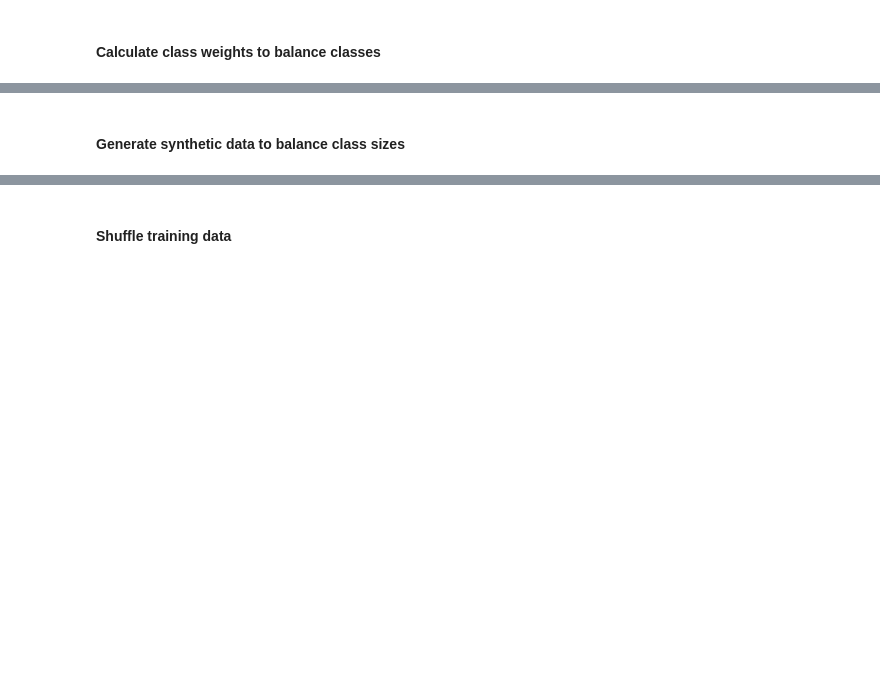
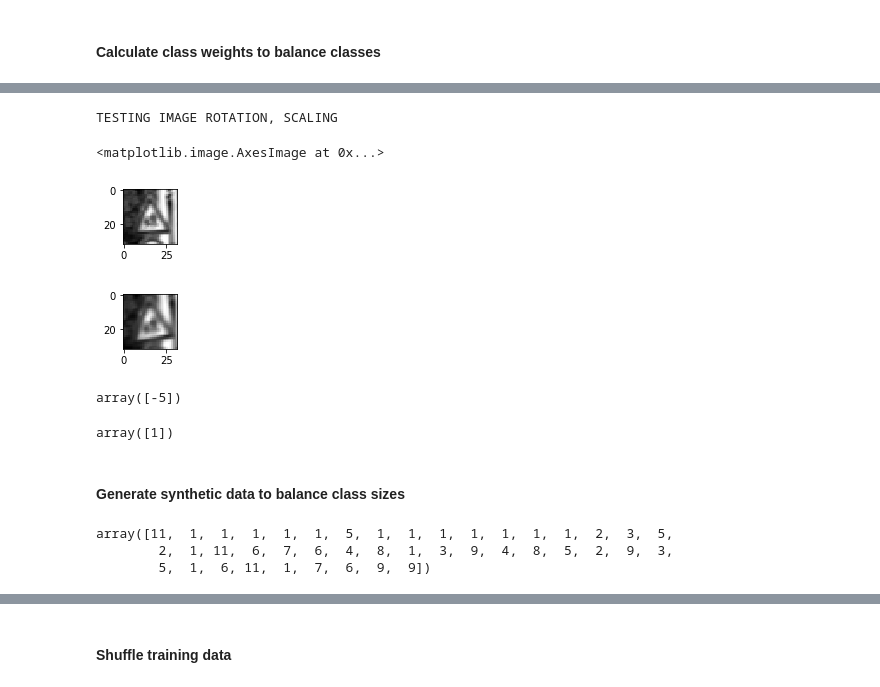
Before and after one commit to vijaykrishnay/Udacity_TrafficSignClassifier, a Jupyter notebook: Traffic_Sign_Classifier.ipynb, the cells around one changed output, grey strips where cells are left out. Drawn from its saved outputs; the diff is of its cells as text; code cells hidden in the pictures; blank space fills up the shorter version.

```diff
--- a/Traffic_Sign_Classifier.ipynb
+++ b/Traffic_Sign_Classifier.ipynb
@@ -190,41 +296,67 @@ import cv2
 # %%
-angle_list = [-10, 0, 10]
-scale_list = [0.95, 1.05, 1.15]
-invert_list = [0, 1]
-
+angle_list = [-5, 0, 5]
+scale_list = [0.85, 1.1, 1.25]
+invert_list = [0, 0]
+warp_list = range(len(M_list)+1)
 def rotate_image(image, angle, scale=1.0):
     (h, w) = image.shape[:2]
     center = (w/2, h/2)
 
     # Perform the rotation
     M = cv2.getRotationMatrix2D(center, angle, scale)
-    rotated = cv2.warpAffine(image, M, (w, h), flags=cv2.INTER_LINEAR)
+    rotated = cv2.warpAffine(image, M, (w, h), flags=cv2.INTER_LINEAR,
+                             borderMode=cv2.BORDER_REPLICATE)
     rotated = rotated.reshape(image.shape)
     return rotated
 
 def invert_gray_image(image):
     return (1. - image)
 
 def random_rotate_scale_image(image):
-    angle = np.random.choice(angle_list, 1)
-    scale = np.random.choice(scale_list, 1)
+    angle = np.random.choice(angle_list, 1)[0]
+    scale = np.random.choice(scale_list, 1)[0]
 
     rot_img = rotate_image(image=image, angle=angle, scale=scale)
-    if np.random.choice(invert_list, 1):
-        rot_img = invert_gray_image(rot_img)
+#     if np.random.choice(invert_list, 1):
+#         rot_img = invert_gray_image(rot_img)
+    warp_sel = np.random.choice(warp_list, 1)[0]
+    if warp_sel > 0:
+        rot_img = warp_perspective(rot_img, M_list[warp_sel-1])
+        rot_img = rot_img.reshape([rot_img.shape[0], rot_img.shape[1], 1])
+
     return rot_img
 
 ###### Test rotate scale image
 # # img_rotate = rotate_image(X_train[index], angle=0, scale=1.1)
-# img_rotate = random_rotate_scale_image(X_train[index])
+print("TESTING IMAGE ROTATION, SCALING")
+img_rotate = random_rotate_scale_image(X_train[index])
 
-# plt.figure(figsize=(1,1))
-# plt.imshow(X_train[index].squeeze())
+plt.figure(figsize=(1,1))
+plt.imshow(X_train[index].squeeze(), cmap='gray')
 
-# plt.figure(figsize=(1,1))
-# plt.imshow(img_rotate)
+plt.figure(figsize=(1,1))
+plt.imshow(img_rotate.squeeze(), cmap='gray')
+# %% [output]
+TESTING IMAGE ROTATION, SCALING
+<matplotlib.image.AxesImage at 0x...>
+[figure, added]
+[figure, added]
+# %%
+np.random.choice(angle_list, 1)
+# %% [output]
+array([-5])
+# %%
+np.random.choice(warp_list, 1)
+# %% [output]
+array([1])
 # %% [markdown]
 #### Generate synthetic data to balance class sizes
+# %%
+class_weights_int
+# %% [output]
+array([11,  1,  1,  1,  1,  1,  5,  1,  1,  1,  1,  1,  1,  1,  2,  3,  5,
+        2,  1, 11,  6,  7,  6,  4,  8,  1,  3,  9,  4,  8,  5,  2,  9,  3,
+        5,  1,  6, 11,  1,  7,  6,  9,  9])
 # %%
 X_train_synth = X_train
 y_train_synth = y_train
```
Also changed, not shown: parts of 52 cells of this notebook, 8 other files.
